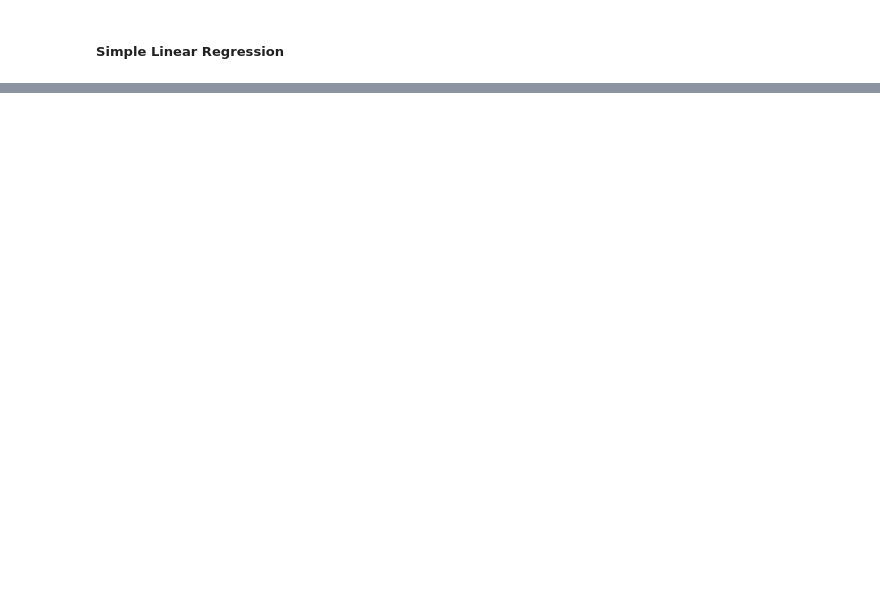
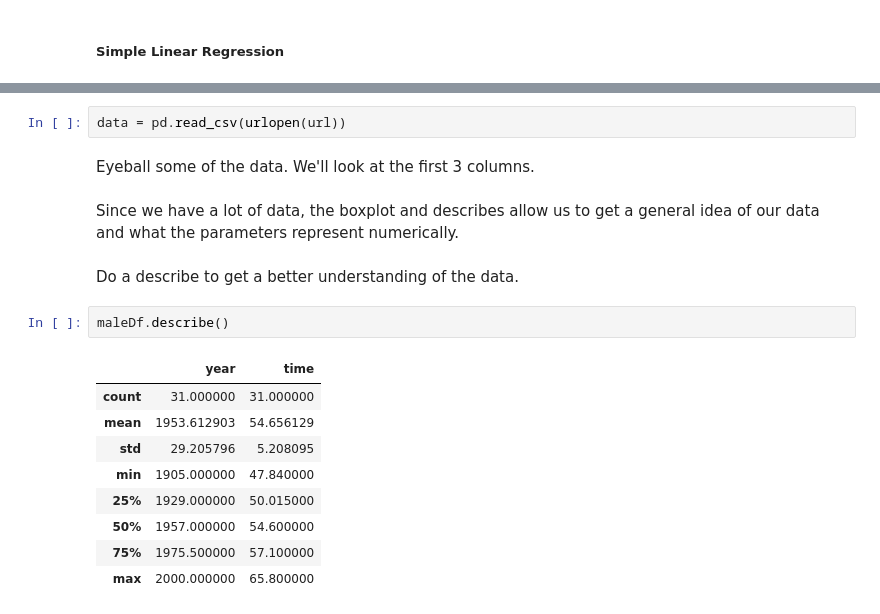
Before and after one commit to frosty110/Book_Projects, a Jupyter notebook: Data Science/Algorithm Practice/LinearRegression.ipynb, the cells around one changed output, grey strips where cells are left out. Drawn from its saved outputs; the diff is of its cells as text; blank space fills up the shorter version.

```diff
--- a/Data Science/Algorithm Practice/LinearRegression.ipynb
+++ b/Data Science/Algorithm Practice/LinearRegression.ipynb
@@ -23,0 +25,20 @@ NameError: name 'input_variables_values_training_datasets' is not defined
+# %%
+data = pd.read_csv(urlopen(url))
+# %% [markdown]
+Eyeball some of the data. We'll look at the first 3 columns.
+# %% [markdown]
+Since we have a lot of data, the boxplot and describes allow us to get a general idea of our data and what the parameters represent numerically.
+# %% [markdown]
+Do a describe to get a better understanding of the data.
+# %%
+maleDf.describe()
+# %% [output]
+|  | year | time |
+| count | 31.000000 | 31.000000 |
+| mean | 1953.612903 | 54.656129 |
+| std | 29.205796 | 5.208095 |
+| min | 1905.000000 | 47.840000 |
+| 25% | 1929.000000 | 50.015000 |
+| 50% | 1957.000000 | 54.600000 |
+| 75% | 1975.500000 | 57.100000 |
+| max | 2000.000000 | 65.800000 |
```
Also changed, not shown: parts of 14 cells of this notebook.
